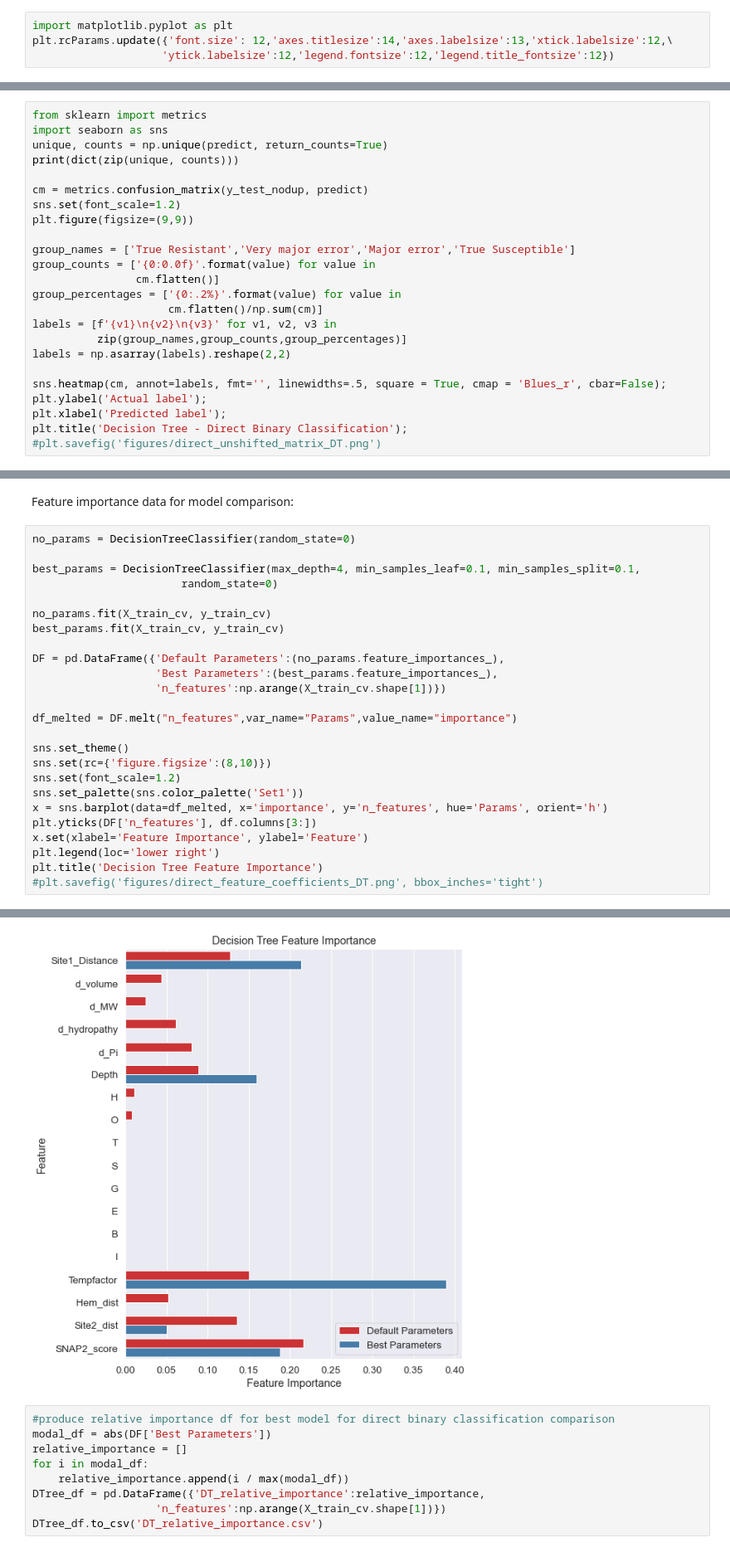
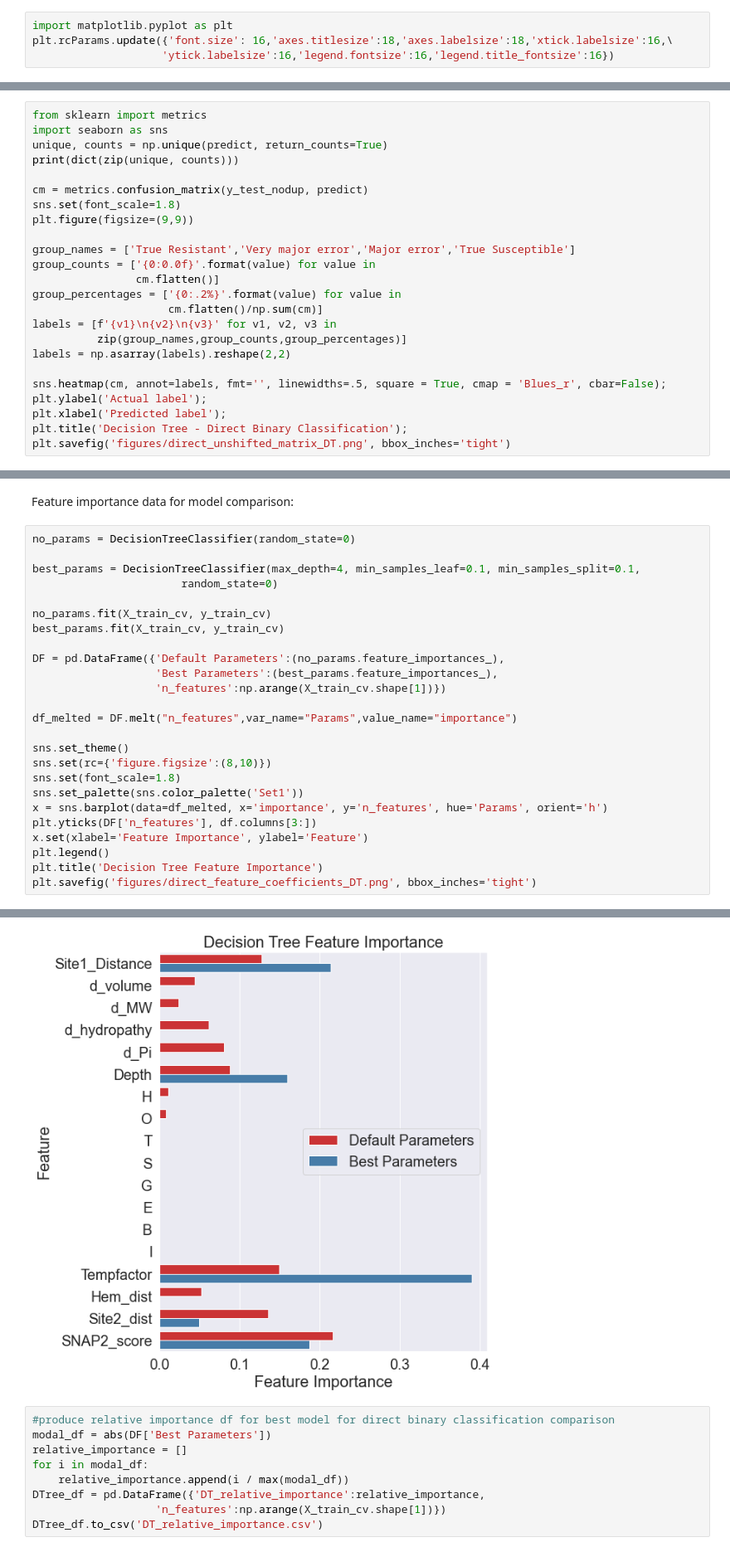
Before and after one commit to fowler-lab/Inh_resistance, a Jupyter notebook: DTree_notebook.ipynb, the cells around one changed output, grey strips where cells are left out. Shown: that part at 83% size. Saved outputs shown, nothing was run; the diff lists cells and outputs as text.

Commit message:
Complete rerun through kernel to produce larger figures

```diff
--- a/DTree_notebook.ipynb
+++ b/DTree_notebook.ipynb
@@ -8,8 +8,8 @@ sns.set_theme()
 sns.set_palette(sns.color_palette('Set1'))
 # %%
 import matplotlib.pyplot as plt
-plt.rcParams.update({'font.size': 12,'axes.titlesize':14,'axes.labelsize':13,'xtick.labelsize':12,\
-                    'ytick.labelsize':12,'legend.fontsize':12,'legend.title_fontsize':12})
+plt.rcParams.update({'font.size': 16,'axes.titlesize':18,'axes.labelsize':18,'xtick.labelsize':16,\
+                    'ytick.labelsize':16,'legend.fontsize':16,'legend.title_fontsize':16})
 # %% [markdown]
 Direct binary classification
 # %% [markdown]
@@ -287,7 +285,7 @@ unique, counts = np.unique(predict, return_counts=True)
 print(dict(zip(unique, counts)))
 
 cm = metrics.confusion_matrix(y_test_nodup, predict)
-sns.set(font_scale=1.2)
+sns.set(font_scale=1.8)
 plt.figure(figsize=(9,9))
 
 group_names = ['True Resistant','Very major error','Major error','True Susceptible']
@@ -303,6 +301,6 @@ sns.heatmap(cm, annot=labels, fmt='', linewidths=.5, square = True, cmap = 'Blue
 plt.ylabel('Actual label');
 plt.xlabel('Predicted label');
 plt.title('Decision Tree - Direct Binary Classification');
-#plt.savefig('figures/direct_unshifted_matrix_DT.png')
+plt.savefig('figures/direct_unshifted_matrix_DT.png', bbox_inches='tight')
 # %% [output]
 {0: 120, 1: 93}
@@ -453,12 +453,12 @@ df_melted = DF.melt("n_features",var_name="Params",value_name="importance")
 
 sns.set_theme()
 sns.set(rc={'figure.figsize':(8,10)})
-sns.set(font_scale=1.2)
+sns.set(font_scale=1.8)
 sns.set_palette(sns.color_palette('Set1'))
 x = sns.barplot(data=df_melted, x='importance', y='n_features', hue='Params', orient='h')
 plt.yticks(DF['n_features'], df.columns[3:])
 x.set(xlabel='Feature Importance', ylabel='Feature')
-plt.legend(loc='lower right')
+plt.legend()
 plt.title('Decision Tree Feature Importance')
-#plt.savefig('figures/direct_feature_coefficients_DT.png', bbox_inches='tight')
+plt.savefig('figures/direct_feature_coefficients_DT.png', bbox_inches='tight')
 # %% [output]
@@ -466,4 +465,4 @@ Text(0.5, 1.0, 'Decision Tree Feature Importance')
-[figure, old version]
+[figure, new version]
 # %%
 #produce relative importance df for best model for direct binary classification comparison
 modal_df = abs(DF['Best Parameters'])
```
Also changed, not shown: parts of 12 cells of this notebook, 5 other files.
